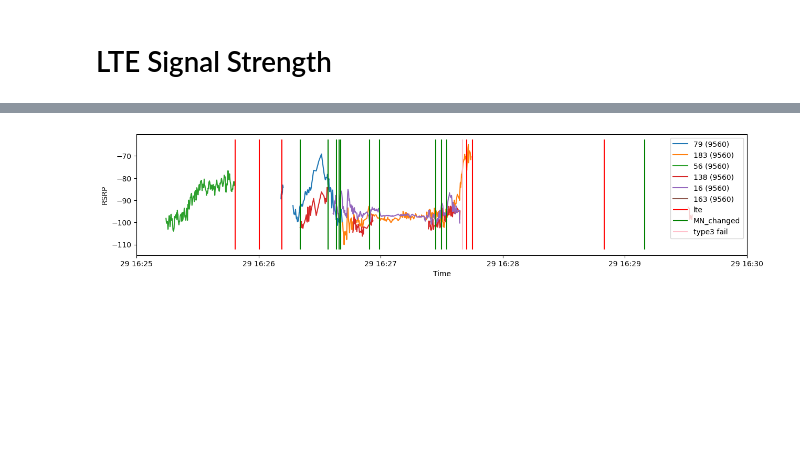
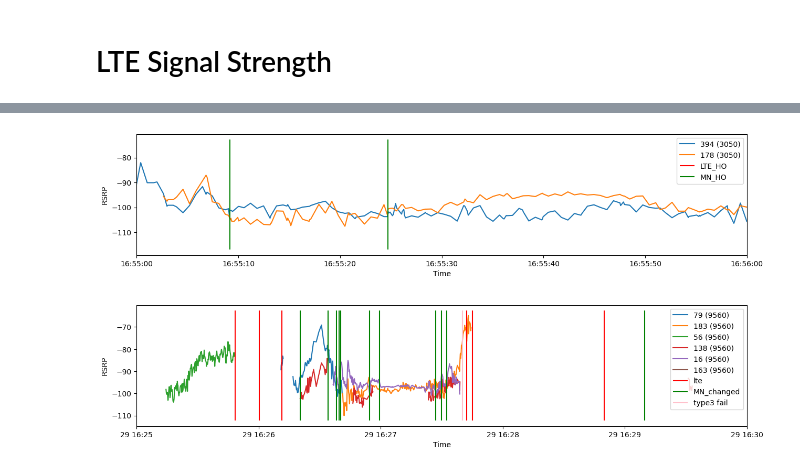
Before and after one commit to chihyangchen/ntu-experiments, a Jupyter notebook: sheng-ru/analysis/unstable_ho_observer.ipynb, the cells around one changed output, grey strips where cells are left out. Saved outputs shown, nothing was run; the diff lists cells and outputs as text; code cells hidden in the pictures; blank space fills up the shorter version.

```diff
--- a/sheng-ru/analysis/unstable_ho_observer.ipynb
+++ b/sheng-ru/analysis/unstable_ho_observer.ipynb
@@ -256,15 +272,15 @@ def parse_mi_ho(df):
 # Read file
 # %%
 ## Mobileinsight csv file~
-file = '/home/wmnlab/diag_log_qc01_2023-02-27_17-43-36.mi2log_rrc.csv'
+file = '/home/wmnlab/3/diag_log_qc02_2023-02-04_16-50-15.mi2log_rrc.csv'
 mi_rrc_df = pd.read_csv(file)
 mi_rrc_df["time"] = pd.to_datetime(mi_rrc_df["time"]) + dt.timedelta(hours=8)
 
-file2 = '/home/wmnlab/diag_log_qc01_2023-02-27_17-43-36.mi2log_ml1_new.csv'
+file2 = '/home/wmnlab/3/diag_log_qc02_2023-02-04_16-50-15.mi2log_ml1_new.csv'
 mi_ml1_df = pd.read_csv(file2)
 mi_ml1_df["time"] = pd.to_datetime(mi_ml1_df["time"]) + dt.timedelta(hours=8)
 
-file3 = '/home/wmnlab/diag_log_qc01_2023-02-27_17-43-36.mi2log_nr_ml1_new.csv'
+file3 = '/home/wmnlab/3/diag_log_qc02_2023-02-04_16-50-15.mi2log_nr_ml1_new.csv'
 mi_nr_ml1_df = pd.read_csv(file3)
 mi_nr_ml1_df["time"] = pd.to_datetime(mi_nr_ml1_df["time"]) + dt.timedelta(hours=8)
 # %% [markdown]
@@ -359,7 +375,7 @@ class Signal_Strength_map:
                 i += 1
 
         if show_earfcn:
-            legend = [p+' ('+e+')' for p,e in zip(pci_wanted, earfcn_wanted)]
+            legend = [f'{p} ({e})' for p,e in zip(pci_wanted, earfcn_wanted)]
             plt.legend(legend+show_ho)
         else:
             plt.legend(pci_wanted+show_ho)
@@ -408,3 +438,11 @@ x.draw_pci_rsrp(pci_list, show_ho=show_ho)
+# %%
+pci_list = [(394, 3050), (178, 3050)]
+time_range = [dt.datetime(2023, 2, 4, 16, 55, 0), dt.datetime(2023, 2, 4, 16, 56, 0)]
+# time_range = None
+show_ho = ['LTE_HO', 'MN_HO']
+x.draw_pci_rsrp(pci_list, show_ho=show_ho, x_lim=time_range, show_earfcn=True)
+# %% [output]
+[figure, added]
 # %%
 pci_list = [('79', '9560'), ('183','9560'), ('56', '9560'), ('138', '9560'), ('16', '9560'), ('163','9560')]
 time_range = [dt.datetime(2022, 9, 29, 16, 25, 0), dt.datetime(2022, 9, 29, 16, 30, 0)]
```
Also changed, not shown: parts of 3 cells of this notebook, 5 other files.
